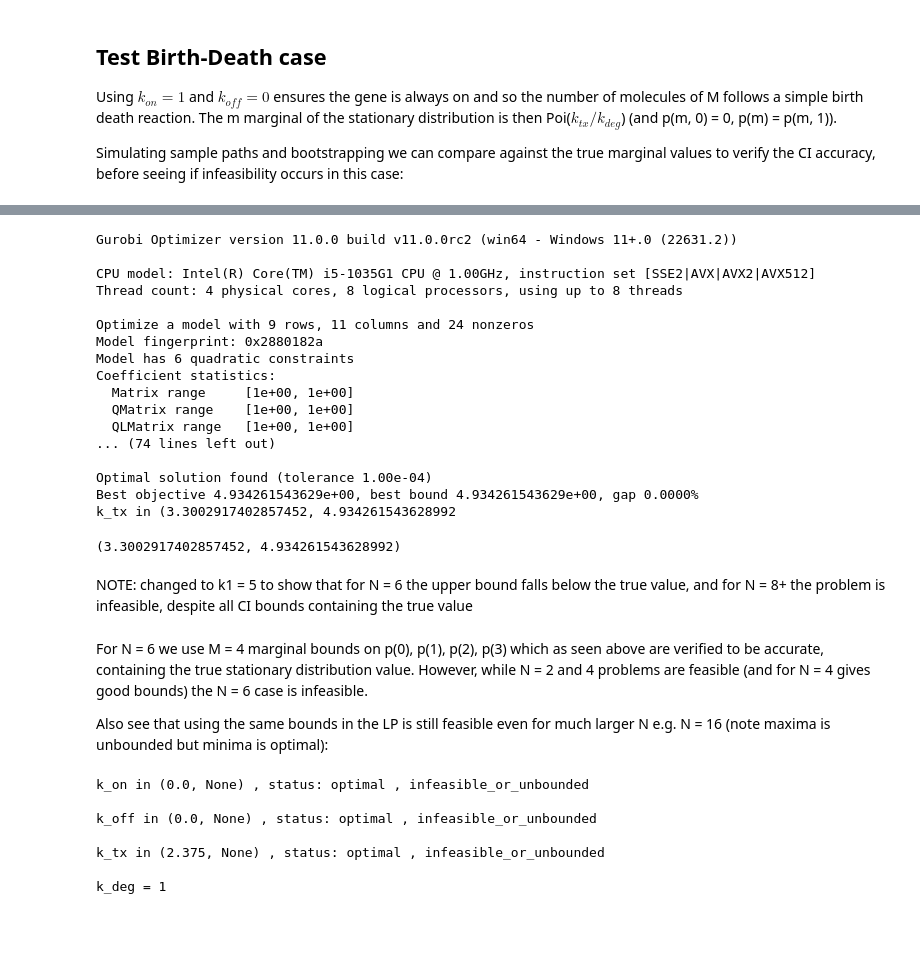
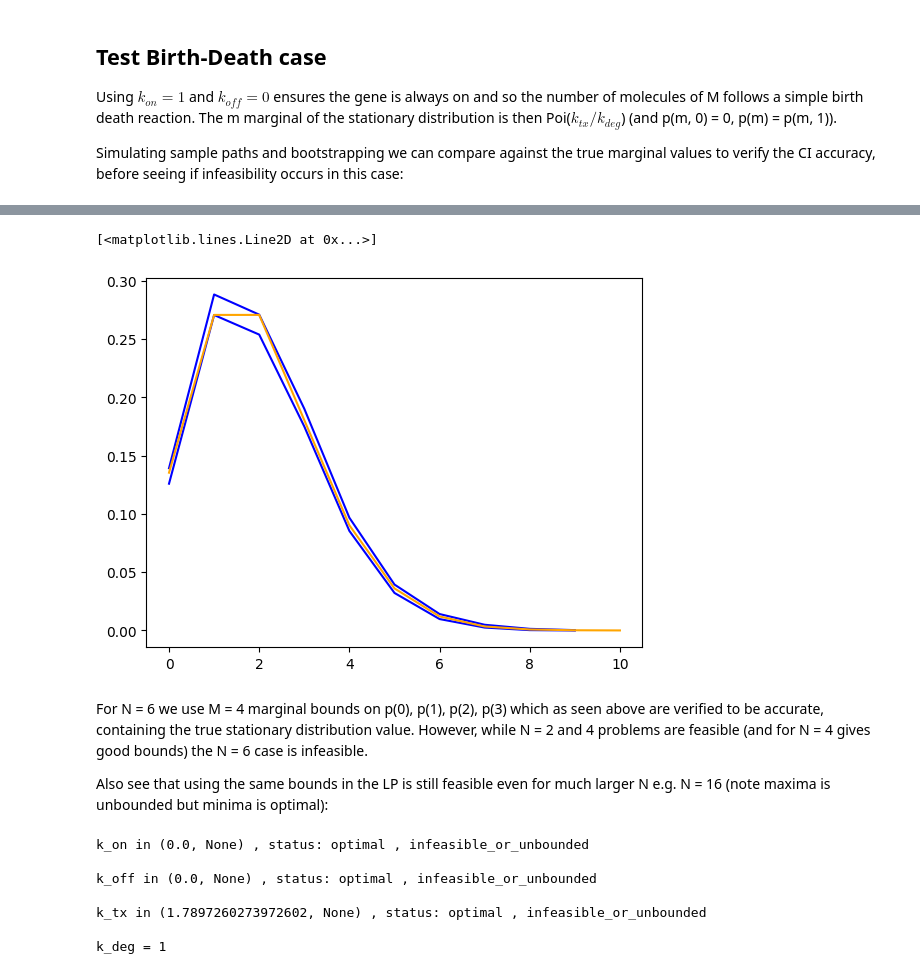
Before and after one commit to willjgh/M4R, a Jupyter notebook: gene_expression.ipynb, the cells around one changed output, grey strips where cells are left out. Drawn from its saved outputs; the diff is of its cells as text; code cells hidden in the pictures; blank space fills up the shorter version.

```diff
--- a/gene_expression.ipynb
+++ b/gene_expression.ipynb
@@ -2474,0 +2486,2 @@ estimates, intervals = bootstrap([(m, g) for m in range(5) for g in range(2)],[0
+# %%
+intervals = bootstrap_approx((0,0), [1, 0, 2, 1], n=10000, N=10000, tmax=100, ts=10, plot=False, printing=True)
@@ -2475,13 +2521,12 @@ estimates, intervals = bootstrap([(m, g) for m in range(5) for g in range(2)],[0
 # %%
 M = len(intervals)
-k_tx = 5
+k_tx = 2
 k_deg = 1
 # true stationary distribution
 true_p = [(k_tx / k_deg)**k * math.exp(-k_tx / k_deg) / math.factorial(k) for k in range(M + 1)]
 for i in range(M):
-    j = 2 * i + 1
     valid = False
-    if intervals[j][0] <= true_p[i] and intervals[j][1] >= true_p[i]:
+    if intervals[i][0] <= true_p[i] and intervals[i][1] >= true_p[i]:
         valid = True
-    print(f"True value of p({i}, 1) is: {true_p[i]} , CI ({intervals[i][0]}, {intervals[i][1]}) is {valid}")
+    print(f"True value of m marginal p({i}) is: {true_p[i]} , CI is {valid}")
 # %% [output]
@@ -2515,11 +2542,0 @@ Computation time: 0.019658803939819336
-# %%
-M = len(intervals_birth_death)
-k_tx = 5
-k_deg = 1
-# true stationary distribution
-true_p = [(k_tx / k_deg)**k * math.exp(-k_tx / k_deg) / math.factorial(k) for k in range(M + 1)]
-for i in range(M):
-    valid = False
-    if intervals_birth_death[i][0] <= true_p[i] and intervals_birth_death[i][1] >= true_p[i]:
-        valid = True
-    print(f"True value of m marginal p({i}) is: {true_p[i]} , CI is {valid}")
@@ -2542,39 +2543,24 @@ True value of m marginal p(14) is: 0.00047173630296323143 , CI is True
-# %%
-lb, ub = gene_expression_NLP(params=["v", "v", "v", 1], N=6, intervals=intervals_birth_death, frechet_bounds=False)
-lb, ub
-# %% [output]
-Gurobi Optimizer version 11.0.0 build v11.0.0rc2 (win64 - Windows 11+.0 (22631.2))
-
-CPU model: Intel(R) Core(TM) i5-1035G1 CPU @ 1.00GHz, instruction set [SSE2|AVX|AVX2|AVX512]
-Thread count: 4 physical cores, 8 logical processors, using up to 8 threads
-
-Optimize a model with 9 rows, 11 columns and 24 nonzeros
-Model fingerprint: 0x2880182a
-Model has 6 quadratic constraints
-Coefficient statistics:
-  Matrix range     [1e+00, 1e+00]
-  QMatrix range    [1e+00, 1e+00]
-  QLMatrix range   [1e+00, 1e+00]
-... (74 lines left out)
-
-Optimal solution found (tolerance 1.00e-04)
-Best objective 4.934261543629e+00, best bound 4.934261543629e+00, gap 0.0000%
-k_tx in (3.3002917402857452, 4.934261543628992
-(3.3002917402857452, 4.934261543628992)
-# %% [markdown]
-NOTE: changed to k1 = 5 to show that for N = 6 the upper bound falls below the true value, and for N = 8+ the problem is infeasible, despite all CI bounds containing the true value
+# %%
+lb = [intr[0] for intr in intervals]
+ub = [intr[1] for intr in intervals]
+plt.plot(lb, color="blue")
+plt.plot(ub, color="blue")
+plt.plot(true_p, color="orange")
+# %% [output]
+[<matplotlib.lines.Line2D at 0x...>]
+[figure, added]
 # %% [markdown]
 For N = 6 we use M = 4 marginal bounds on p(0), p(1), p(2), p(3) which as seen above are verified to be accurate, containing the true stationary distribution value. However, while N = 2 and 4 problems are feasible (and for N = 4 gives good bounds) the N = 6 case is infeasible.
 
 Also see that using the same bounds in the LP is still feasible even for much larger N e.g. N = 16 (note maxima is unbounded but minima is optimal):
 # %%
-solutions = gene_expression_LP_optim(params=["v", "v", "v", 1], N=16, intervals=intervals_birth_death, frechet_bounds=True)
+solutions = gene_expression_LP_optim(params=["v", "v", "v", 1], N=20, intervals=intervals, frechet_bounds=True)
 # %% [output]
 k_on in (0.0, None) , status: optimal , infeasible_or_unbounded
 
 k_off in (0.0, None) , status: optimal , infeasible_or_unbounded
 
-k_tx in (2.375, None) , status: optimal , infeasible_or_unbounded
+k_tx in (1.7897260273972602, None) , status: optimal , infeasible_or_unbounded
 
 k_deg = 1
 # %%
```
Also changed, not shown: parts of 31 cells of this notebook.
